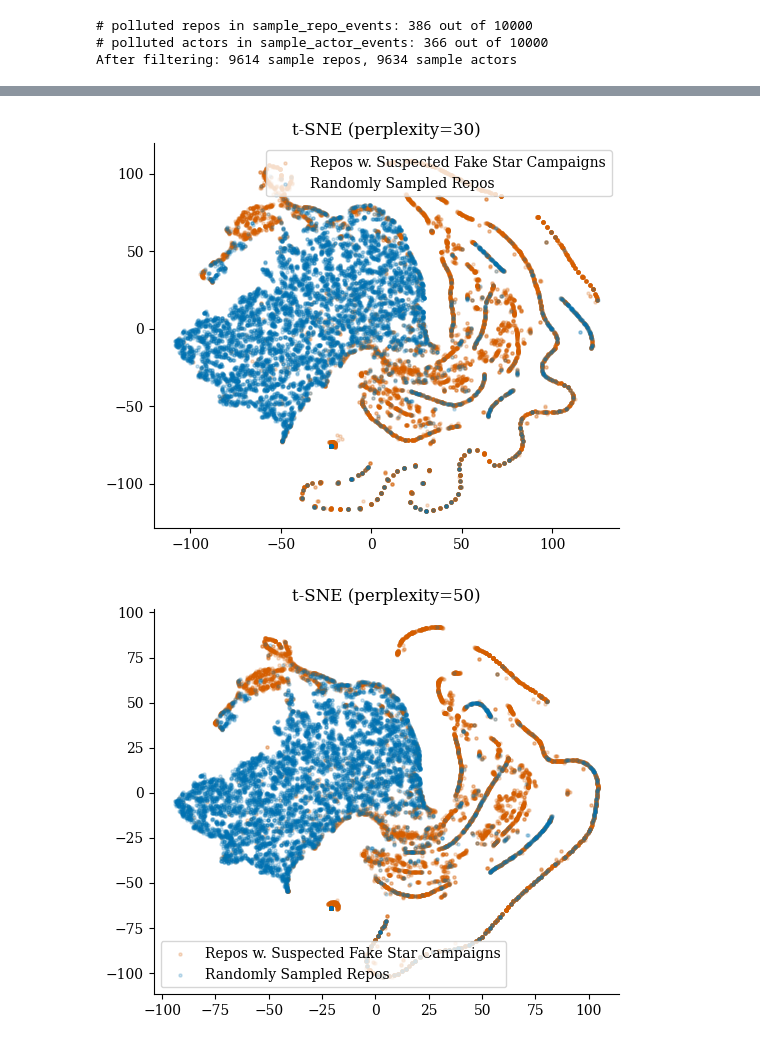
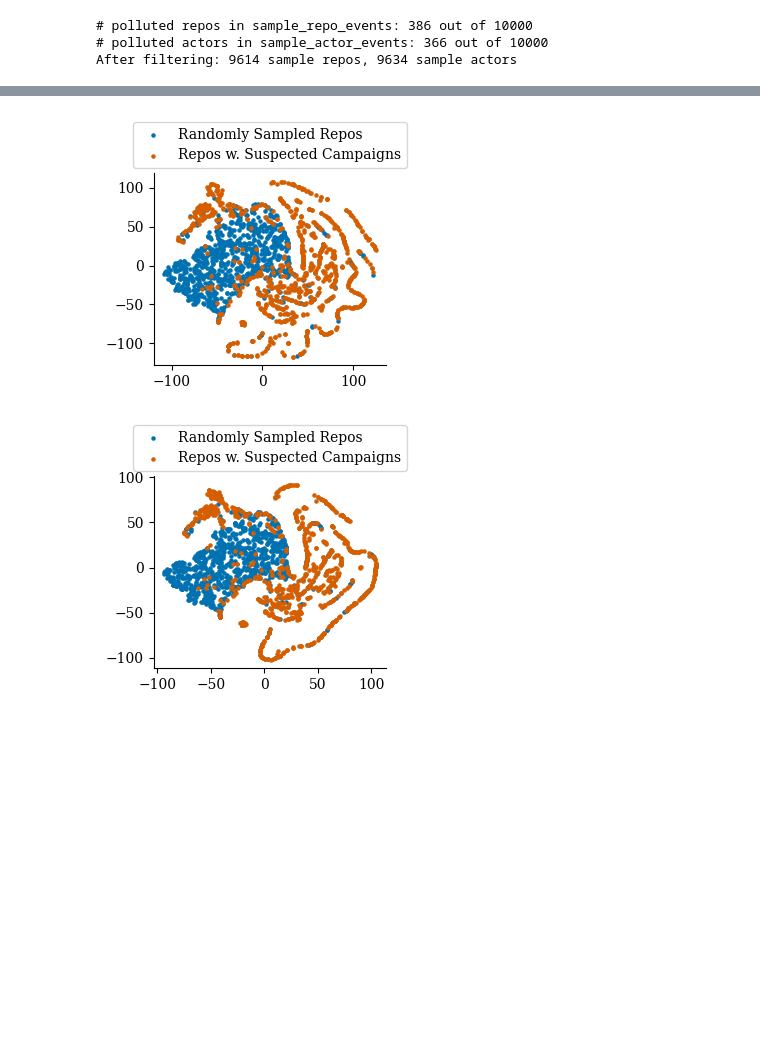
Before and after one commit to hehao98/StarScout, a Jupyter notebook: evaluation.ipynb, the cells around one changed output, grey strips where cells are left out. Drawn from its saved outputs; the diff is of its cells as text; code cells hidden in the pictures; blank space fills up the shorter version.

```diff
--- a/evaluation.ipynb
+++ b/evaluation.ipynb
@@ -15,7 +15,7 @@ from sklearn.metrics import silhouette_score
 
 plot.init_matplotlib()
 
-W, H = 5.5, 2.5
+W, H = 6, 2.5
 # %%
 repos, stars = data.get_fake_star_repos(), data.get_fake_stars_by_month()
 repos_with_campaign = data.get_repos_with_campaign()
@@ -23,8 +23,12 @@ repo_events = data.get_events_with_samples("repo")
 actor_events = data.get_events_with_samples("actor")
 repo_events.event = repo_events.event.apply(plot.shorten_gharchive_event)
 actor_events.event = actor_events.event.apply(plot.shorten_gharchive_event)
-repo_events = repo_events.groupby(["repo", "event", "group"])["percentage"].sum().reset_index()
-actor_events = actor_events.groupby(["actor", "event", "group"])["percentage"].sum().reset_index()
+repo_events = (
+    repo_events.groupby(["repo", "event", "group"])["percentage"].sum().reset_index()
+)
+actor_events = (
+    actor_events.groupby(["actor", "event", "group"])["percentage"].sum().reset_index()
+)
 # %%
 # bean counting
 print("# repos with suspected fake stars:", len(repos))
@@ -42,7 +46,9 @@ print(
     sum(stars[stars.repo.isin(repos_with_campaign)].n_stars_fake),
 )
 
-low_activity_actors = data.get_unique_actors("low_activity_stars", {"low_activity": True})
+low_activity_actors = data.get_unique_actors(
+    "low_activity_stars", {"low_activity": True}
+)
 clustered_actors = data.get_unique_actors("clustered_stars", {"clustered": True})
 print(
     "# actors in suspected fake stars:",
@@ -160,8 +213,10 @@ ax.set_ylabel("Percentage")
 ax.set_xlabel("Event Type")
 ax.legend(title="User Groups")
 ax.set_ylim(0, 1)
+ax.set_yticks([0, 0.2, 0.4, 0.6, 0.8, 1])
+ax.set_yticklabels(["0%", "20%", "40%", "60%", "80%", "100%"])
 ax.spines["top"].set_visible(False)
 ax.spines["right"].set_visible(False)
 # fig.autofmt_xdate()
-fig.savefig("plots/actor_events.pdf", bbox_inches="tight", dpi=300)
+fig.savefig("plots/actor-events.pdf", bbox_inches="tight", dpi=300)
 # %% [output]
@@ -240,29 +295,36 @@ for perplexity in perplexities:
         )
     )
 # %%
+low_activity_ids = list(
+    X_fake_actor[X_fake_actor.actor.isin(low_activity_actors)].index
+)
+clustered_ids = list(X_fake_actor[X_fake_actor.actor.isin(clustered_actors)].index)
+sample_fakes = random.sample(range(0, len(X_fake_repo)), 1000)
+sample_reals = random.sample(
+    range(len(X_fake_repo), len(X_fake_repo) + len(X_sample_repo)), 1000
+)
+
 for perplexity in perplexities:
-    fig, ax = plt.subplots(1, 1, figsize=(6, 5))
+    fig, ax = plt.subplots(1, 1, figsize=(3, 2.5))
     ax.scatter(
-        Y_repos[perplexity][: len(X_fake_repo), 0],
-        Y_repos[perplexity][: len(X_fake_repo), 1],
+        Y_repos[perplexity][sample_reals, 0],
+        Y_repos[perplexity][sample_reals, 1],
+        c="C0",
+        s=5,
+        label="Randomly Sampled Repos",
+    )
+    ax.scatter(
+        Y_repos[perplexity][sample_fakes, 0],
+        Y_repos[perplexity][sample_fakes, 1],
         c="C2",
         s=5,
-        alpha=0.2,
-        label="Repos w. Suspected Fake Star Campaigns",
+        label="Repos w. Suspected Campaigns",
     )
-    ax.scatter(
-        Y_repos[perplexity][len(X_fake_repo) :, 0],
-        Y_repos[perplexity][len(X_fake_repo) :, 1],
-        c="C0",
-        s=5,
-            alpha=0.2,
-            label="Randomly Sampled Repos",
-    )
-    ax.legend()
-    ax.set_title(f"t-SNE (perplexity={perplexity})")
+    ax.legend(loc="upper center", bbox_to_anchor=(0.5, 1.3)),
+    # ax.set_title(f"t-SNE (perplexity={perplexity})")
     ax.spines["top"].set_visible(False)
     ax.spines["right"].set_visible(False)
-    fig.savefig(f"plots/tsne_repos_{perplexity}.pdf", bbox_inches="tight", dpi=300)
+    fig.savefig(f"plots/tsne-repos-{perplexity}.pdf", bbox_inches="tight", dpi=300)
 # %% [output]
-[figure, old version]
+[figure, new version]
-[figure, old version]
+[figure, new version]
```
Also changed, not shown: parts of 5 cells of this notebook, 5 other files.
